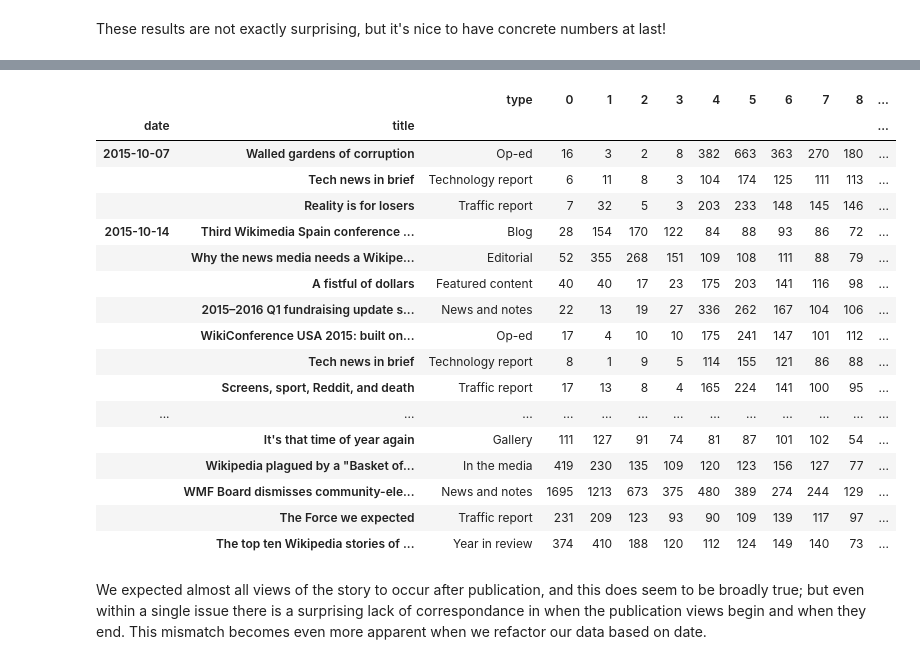
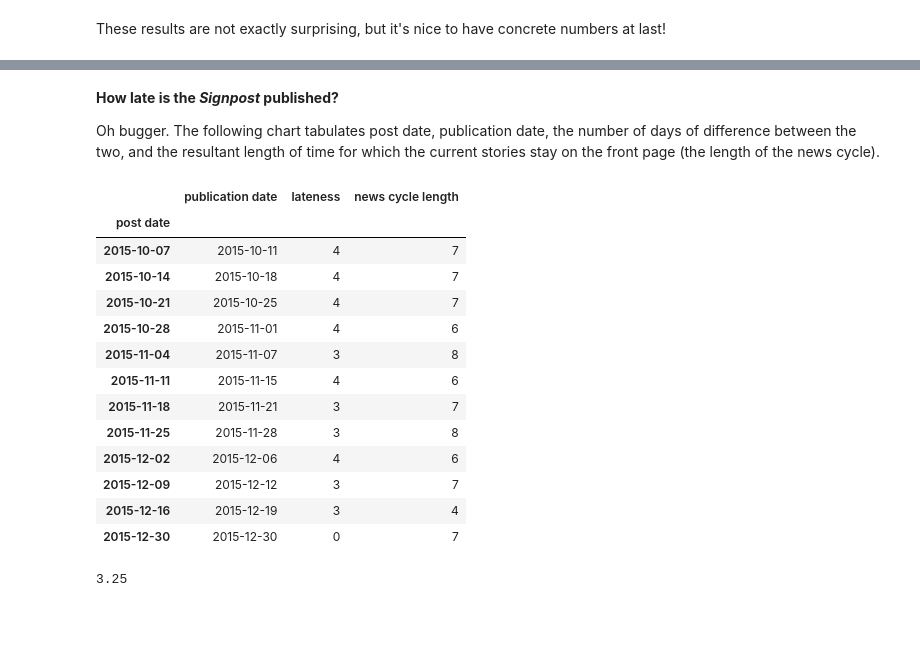
Before and after one commit to ResidentMario/signpostviews, a Jupyter notebook: signpostviews.ipynb, the cells around one changed output, grey strips where cells are left out. Cells and saved outputs as stored; diff of their text form; code cells hidden in the pictures; blank space fills up the shorter version.

```diff
--- a/signpostviews.ipynb
+++ b/signpostviews.ipynb
@@ -324,27 +321,36 @@ multiindex = pd.MultiIndex.from_arrays([table['date'], table.index])
-# %%
-table2 = table.copy()
-table2.index = multiindex
-table2.index.names = ['date', 'title']
-del table2['date']
-table2
-# %% [output]
-|  |  | type | 0 | 1 | 2 | 3 | 4 | 5 | 6 | 7 | 8 | ... |
-| date | title |  |  |  |  |  |  |  |  |  |  | ... |
-| 2015-10-07 | Walled gardens of corruption | Op-ed | 16 | 3 | 2 | 8 | 382 | 663 | 363 | 270 | 180 | ... |
-|  | Tech news in brief | Technology report | 6 | 11 | 8 | 3 | 104 | 174 | 125 | 111 | 113 | ... |
-|  | Reality is for losers | Traffic report | 7 | 32 | 5 | 3 | 203 | 233 | 148 | 145 | 146 | ... |
-| 2015-10-14 | Third Wikimedia Spain conference ... | Blog | 28 | 154 | 170 | 122 | 84 | 88 | 93 | 86 | 72 | ... |
-|  | Why the news media needs a Wikipe... | Editorial | 52 | 355 | 268 | 151 | 109 | 108 | 111 | 88 | 79 | ... |
-|  | A fistful of dollars | Featured content | 40 | 40 | 17 | 23 | 175 | 203 | 141 | 116 | 98 | ... |
-|  | 2015–2016 Q1 fundraising update s... | News and notes | 22 | 13 | 19 | 27 | 336 | 262 | 167 | 104 | 106 | ... |
-|  | WikiConference USA 2015: built on... | Op-ed | 17 | 4 | 10 | 10 | 175 | 241 | 147 | 101 | 112 | ... |
-|  | Tech news in brief | Technology report | 8 | 1 | 9 | 5 | 114 | 155 | 121 | 86 | 88 | ... |
-|  | Screens, sport, Reddit, and death | Traffic report | 17 | 13 | 8 | 4 | 165 | 224 | 141 | 100 | 95 | ... |
-| ... | ... | ... | ... | ... | ... | ... | ... | ... | ... | ... | ... | ... |
-|  | It's that time of year again | Gallery | 111 | 127 | 91 | 74 | 81 | 87 | 101 | 102 | 54 | ... |
-|  | Wikipedia plagued by a "Basket of... | In the media | 419 | 230 | 135 | 109 | 120 | 123 | 156 | 127 | 77 | ... |
-|  | WMF Board dismisses community-ele... | News and notes | 1695 | 1213 | 673 | 375 | 480 | 389 | 274 | 244 | 129 | ... |
-|  | The Force we expected | Traffic report | 231 | 209 | 123 | 93 | 90 | 109 | 139 | 117 | 97 | ... |
-|  | The top ten Wikipedia stories of ... | Year in review | 374 | 410 | 188 | 120 | 112 | 124 | 149 | 140 | 73 | ... |
-# %% [markdown]
-We expected almost all views of the story to occur after publication, and this does seem to be broadly true; but even within a single issue there is a surprising lack of correspondance in when the publication views begin and when they end. This mismatch becomes even more apparent when we refactor our data based on date.
+# %% [markdown]
+**How late is the *Signpost* published?**
+
+Oh bugger. The following chart tabulates post date, publication date, the number of days of difference between the two, and the resultant length of time for which the current stories stay on the front page (the length of the news cycle).
+# %%
+# Get unique copy dates.
+# This is a small enough sample (12 stories) that we can just hand-scrape the information off of the main page:
+# https://en.wikipedia.org/w/index.php?title=Wikipedia:Wikipedia_Signpost&action=history
+lag = list(zip([4, 4, 4, 4, 3, 4, 3, 3, 4, 3, 3, 0], sorted(list(set(frame.index.get_level_values(0))))))
+lateness = DataFrame([l[0] for l in lag], index=[l[1] for l in lag], columns=["lateness"])
+lateness.index.name = "post date"
+# Let's also tabulate the actual dates.
+lateness['publication date'] = [(arrow.get(post_date) + datetime.timedelta(days=int(lateness.ix[post_date, 'lateness']))).format("YYYY-MM-DD") for post_date in lateness.index]
+lateness = lateness[['publication date', 'lateness']]
+# Let's also tabulate the length of the resultant news cycles.
+lateness['news cycle length'] = [7 + lateness.iloc[ind + 1]['lateness'] - lateness.iloc[ind]['lateness'] for ind in range(0, len(lateness.index) - 1)] + [7]
+lateness
+# %% [output]
+|  | publication date | lateness | news cycle length |
+| post date |  |  |  |
+| 2015-10-07 | 2015-10-11 | 4 | 7 |
+| 2015-10-14 | 2015-10-18 | 4 | 7 |
+| 2015-10-21 | 2015-10-25 | 4 | 7 |
+| 2015-10-28 | 2015-11-01 | 4 | 6 |
+| 2015-11-04 | 2015-11-07 | 3 | 8 |
+| 2015-11-11 | 2015-11-15 | 4 | 6 |
+| 2015-11-18 | 2015-11-21 | 3 | 7 |
+| 2015-11-25 | 2015-11-28 | 3 | 8 |
+| 2015-12-02 | 2015-12-06 | 4 | 6 |
+| 2015-12-09 | 2015-12-12 | 3 | 7 |
+| 2015-12-16 | 2015-12-19 | 3 | 4 |
+| 2015-12-30 | 2015-12-30 | 0 | 7 |
+# %%
+lateness['lateness'].mean()
+# %% [output]
+3.25
```
Also changed, not shown: parts of 36 cells of this notebook, 2 other files.
